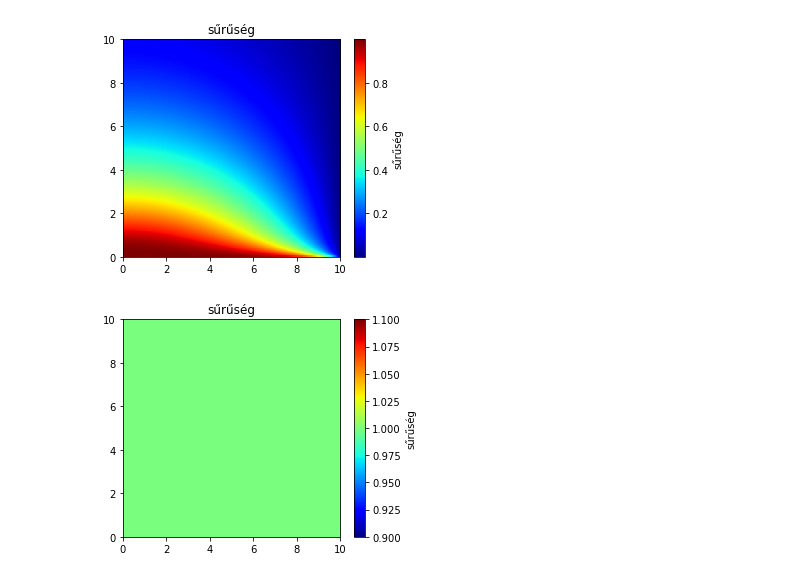
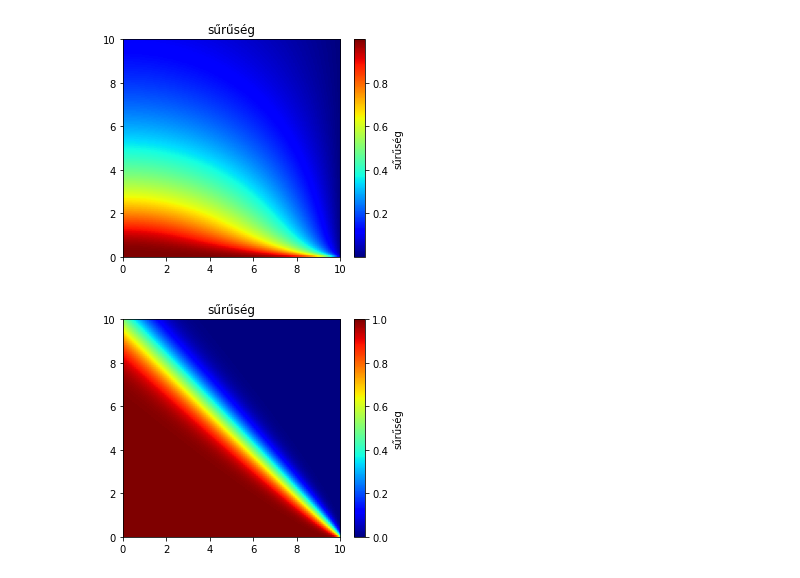
Before and after one commit to leferi99/szakdolgozat, a Jupyter notebook: 2D_contour/2D contour basics.ipynb, the cells around one changed output. Drawn from its saved outputs; the diff is of its cells as text; code cells hidden in the pictures.

Commit message:
2D contour frissítése Dirac-delta kezdeti feltétellel.

```diff
--- a/2D_contour/2D contour basics.ipynb
+++ b/2D_contour/2D contour basics.ipynb
@@ -22,6 +27,4 @@ $$ \frac{\partial f(r,t)}{\partial t}=D\frac{\partial^2 f(r,t)}{\partial r^2}-K\
 # %%
-## Próbálkozás a 2D CellVariable-el
-
 R = 10.  ## teljes hossz, amire lefut a program
 nr = 100  ## ennyi részre lesz felosztva
 dr = R / nr
@@ -36,8 +39,22 @@ dt = duration / nt
 mesh2D = Grid2D(dx=dr, dy=dt, nx=nr, ny=nt)
 cellvar2D = CellVariable(mesh = mesh2D, name="sűrűség", unit="1/m**3")
 
-for tcut in range(nt):
-    cellvar2D[tcut*nr:(tcut*nr)+nr]=numerix.arange(nr)
+## "megoldási változó" - sűrűségfv
+n = CellVariable(mesh=mesh, name="sűrűség")
 
-## Ellenőrzés
-contourview = Viewer(vars=cellvar2D, title="Sűrűség az idő és a sugár fv-ében")
+# Kezdeti feltétel példák:
+## phi.value = 0.
+## phi.setValue(1., where=(x > L/2. - L/10.) & (x < L/2. + L/10.))
+
+## diffúziós-, konvekciós- és forrásegyütthatók (D, K, S)
+diffCoeff = 1.
+convCoeff = [1.,]
+sourceCoeff = 1.
+
+## határfeltételek
+valueLeft = 1.
+gradLeft = (0.,)
+valueRight = 0.
+n.constrain(valueLeft, mesh.facesLeft)
+n.faceGrad.constrain(gradLeft, where=mesh.facesLeft)
+n.constrain(valueRight, mesh.facesRight)
@@ -183,20 +171,22 @@ viewer = Viewer(vars=cellvar2D)
 # %% [output]
 [figure]
 # %%
-#kikapcsolt diffúzió
+#pozitív(!) konvekció, 1. kezdeti értékkel mindenhol
 n = CellVariable(mesh=mesh, value=1.)
-convCoeff = [1.,]
-valueLeft = 1.
+diffCoeff = 1e-6
+convCoeff = [-1.,]
+valueLeft = 0.
 gradLeft = (0.,)
 valueRight = 0.
 n.faceGrad.constrain(gradLeft, where=mesh.facesLeft)
+n.constrain(valueLeft, mesh.facesLeft)
 n.constrain(valueRight, mesh.facesRight)
 
-eq = (TransientTerm() == - PowerLawConvectionTerm(coeff=convCoeff))
+eq = (TransientTerm() ==  - ConvectionTerm(coeff=convCoeff))
 
 for tcut in range(nt):
     eq.solve(var=n, dt=dt)
     cellvar2D[tcut*nr:(tcut*nr)+nr]=copy.deepcopy(n.value)
 viewer = Viewer(vars=cellvar2D)
 # %% [output]
-[figure, old version]
+[figure, new version]
```
Also changed, not shown: parts of 30 cells of this notebook.
